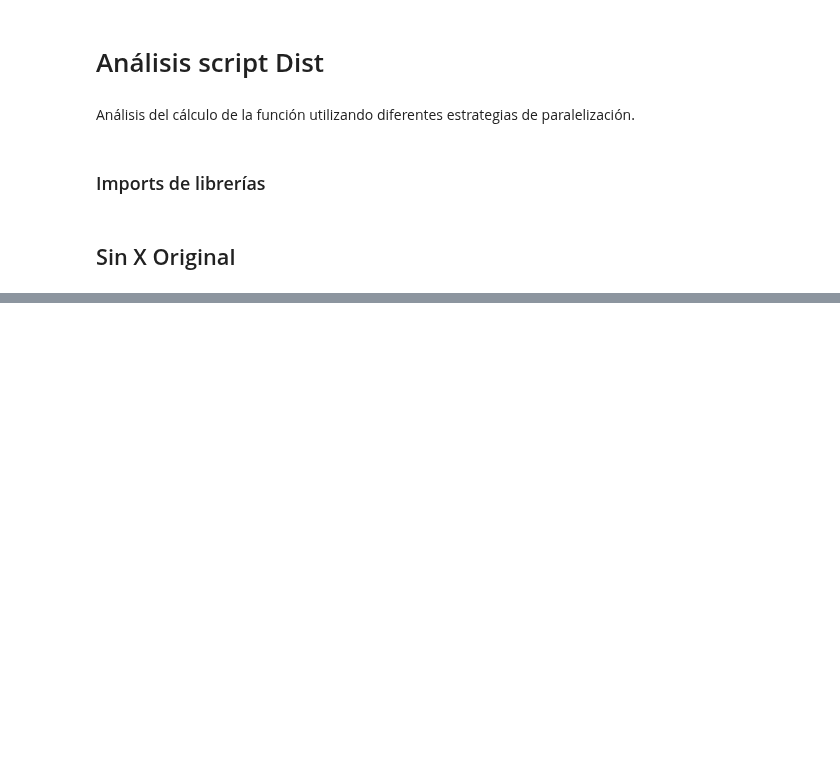
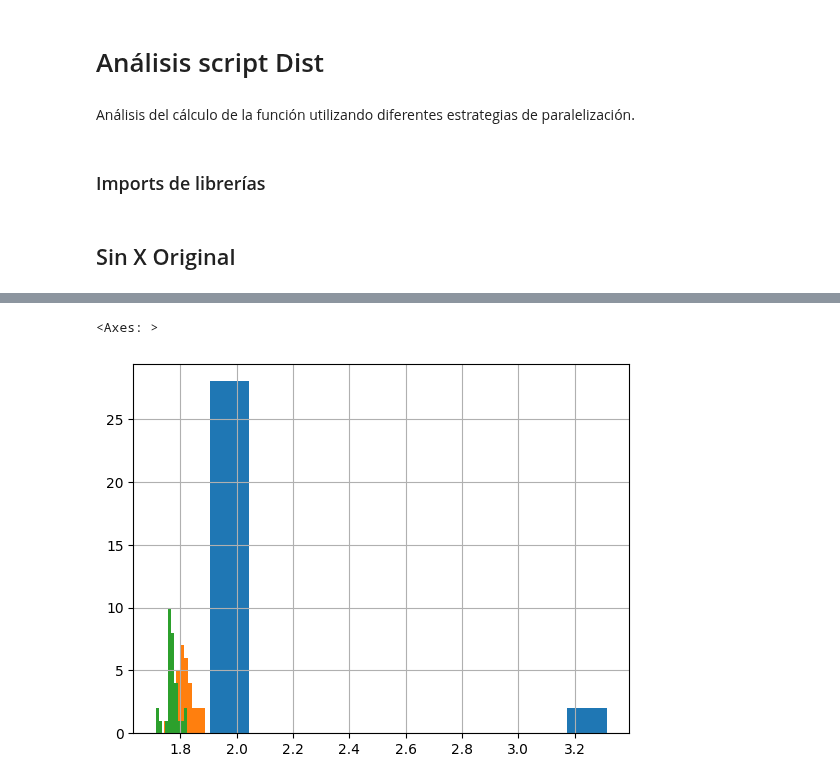
Before and after one commit to jparadadev/notebooks, a Jupyter notebook: high-performance-for-cyber-security/dist.ipynb, the cells around one changed output, grey strips where cells are left out. Cells and saved outputs as stored; diff of their text form; code cells hidden in the pictures; blank space fills up the shorter version.

```diff
--- a/high-performance-for-cyber-security/dist.ipynb
+++ b/high-performance-for-cyber-security/dist.ipynb
@@ -54,0 +55,6 @@ df_sse4.boxplot(column='time')
+# %%
+df_dist_2 = pd.read_csv('./datasets/dist.2.csv')
+df_avx_2 = pd.read_csv('./datasets/dist-avx.2.csv')
+df_sse4_2 = pd.read_csv('./datasets/dist-sse4.2.csv')
+
+df_dist_2.head()
@@ -54,0 +68,17 @@ df_sse4.boxplot(column='time')
+# %%
+df_dist_2 = df_dist_2.head(30)
+df_avx_2 = df_avx_2.head(30)
+df_sse4_2 = df_sse4_2.head(30)
+
+df_dist_2 = df_dist_2.head(30)
+df_avx_2 = df_avx_2.head(30)
+df_sse4_2 = df_sse4_2.head(30)
+# %%
+%matplotlib inline
+
+df_dist_2['time'].hist()
+df_avx_2['time'].hist()
+df_sse4_2['time'].hist()
+# %% [output]
+<Axes: >
+[figure, added]
```
Also changed, not shown: parts of 8 cells of this notebook, 2 other files.
